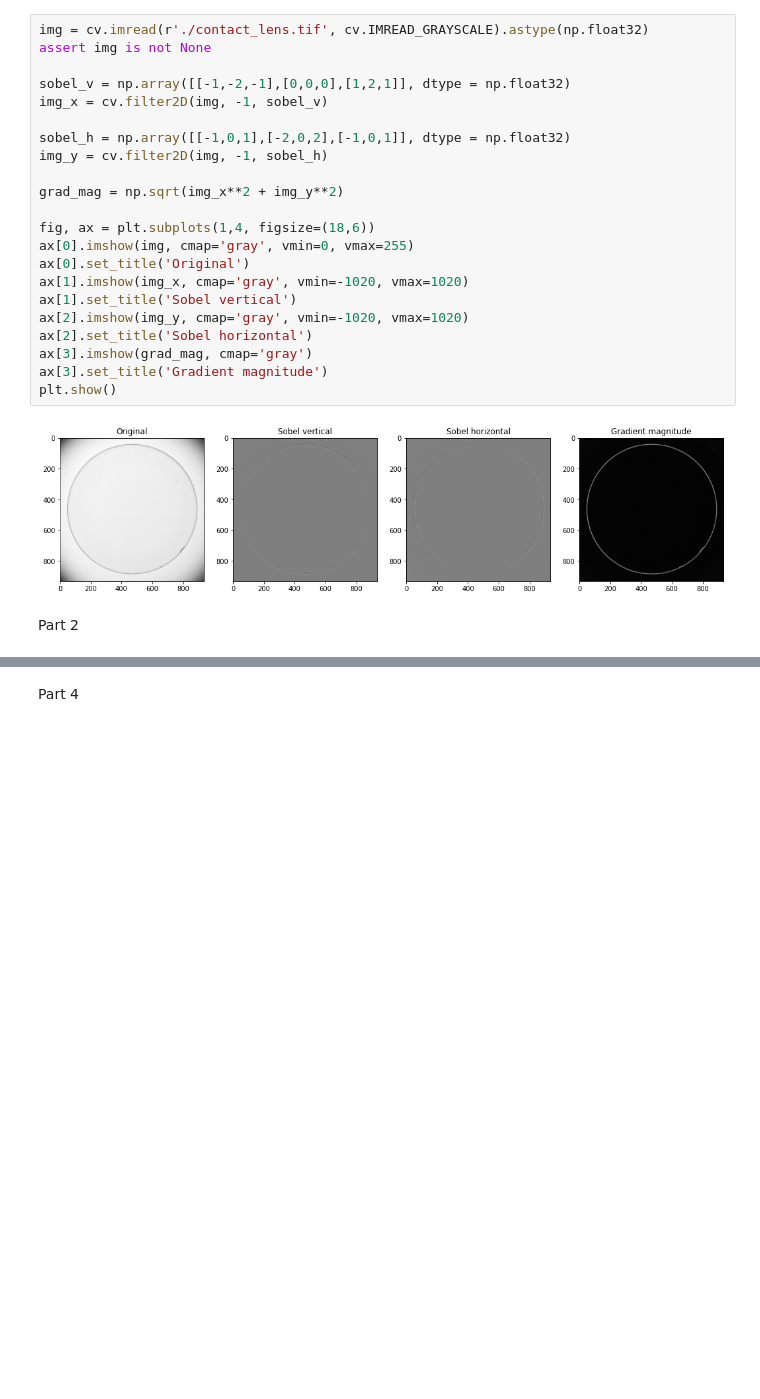
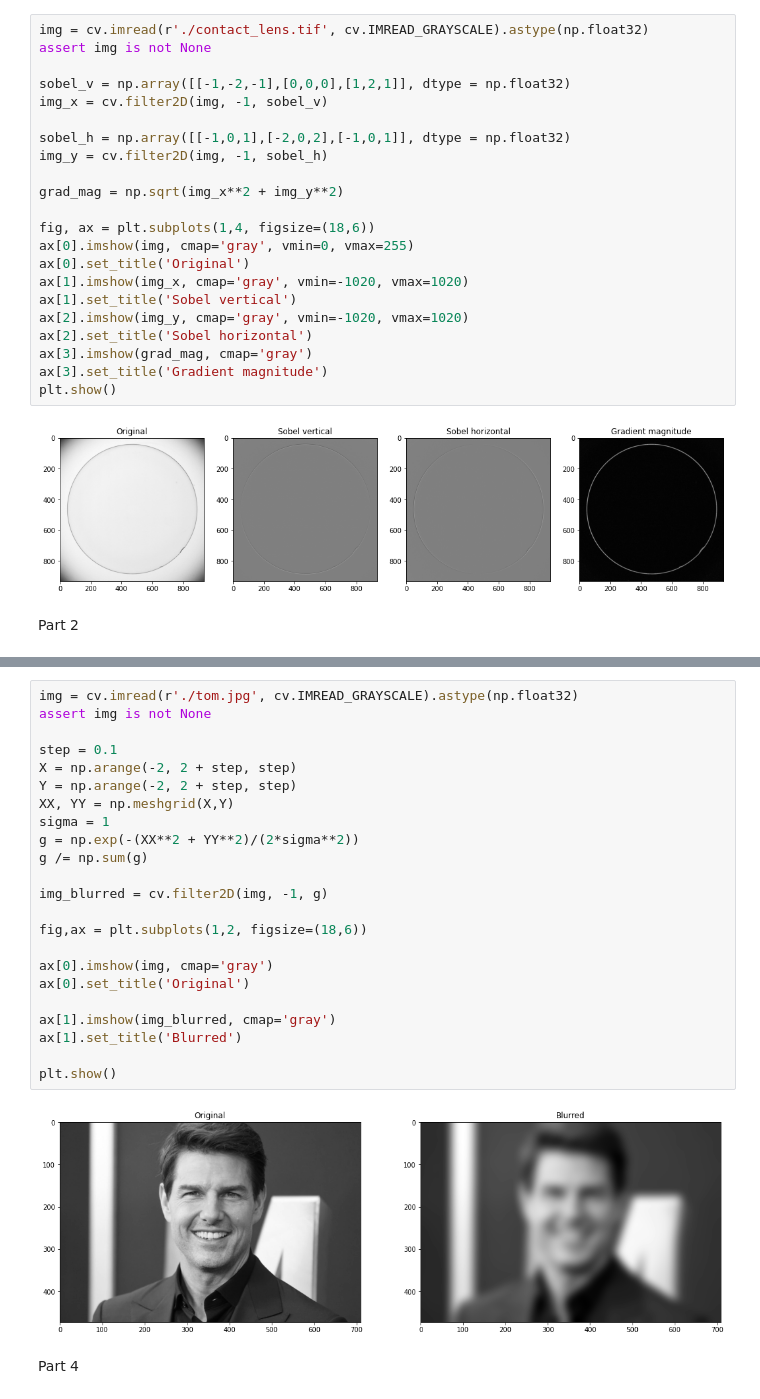
Before and after one commit to SenuriMR/EN2550---Fundamentals-of-Image-Processing-and-Machine-Vision, a Jupyter notebook: Exercise 03/Exercise_03.ipynb, the cells around one changed output, grey strips where cells are left out. Cells and saved outputs as stored; diff of their text form; blank space fills up the shorter version.

```diff
--- a/Exercise 03/Exercise_03.ipynb
+++ b/Exercise 03/Exercise_03.ipynb
@@ -61,2 +83,27 @@ Part 2
+# %%
+img = cv.imread(r'./tom.jpg', cv.IMREAD_GRAYSCALE).astype(np.float32)
+assert img is not None
+
+step = 0.1
+X = np.arange(-2, 2 + step, step)
+Y = np.arange(-2, 2 + step, step)
+XX, YY = np.meshgrid(X,Y)
+sigma = 1
+g = np.exp(-(XX**2 + YY**2)/(2*sigma**2))
+g /= np.sum(g)
+
+img_blurred = cv.filter2D(img, -1, g)
+
+fig,ax = plt.subplots(1,2, figsize=(18,6))
+
+ax[0].imshow(img, cmap='gray')
+ax[0].set_title('Original')
+
+ax[1].imshow(img_blurred, cmap='gray')
+ax[1].set_title('Blurred')
+
+plt.show()
+# %% [output]
+[figure, added]
 # %% [markdown]
 Part 4
```
Also changed, not shown: parts of 2 cells of this notebook.
